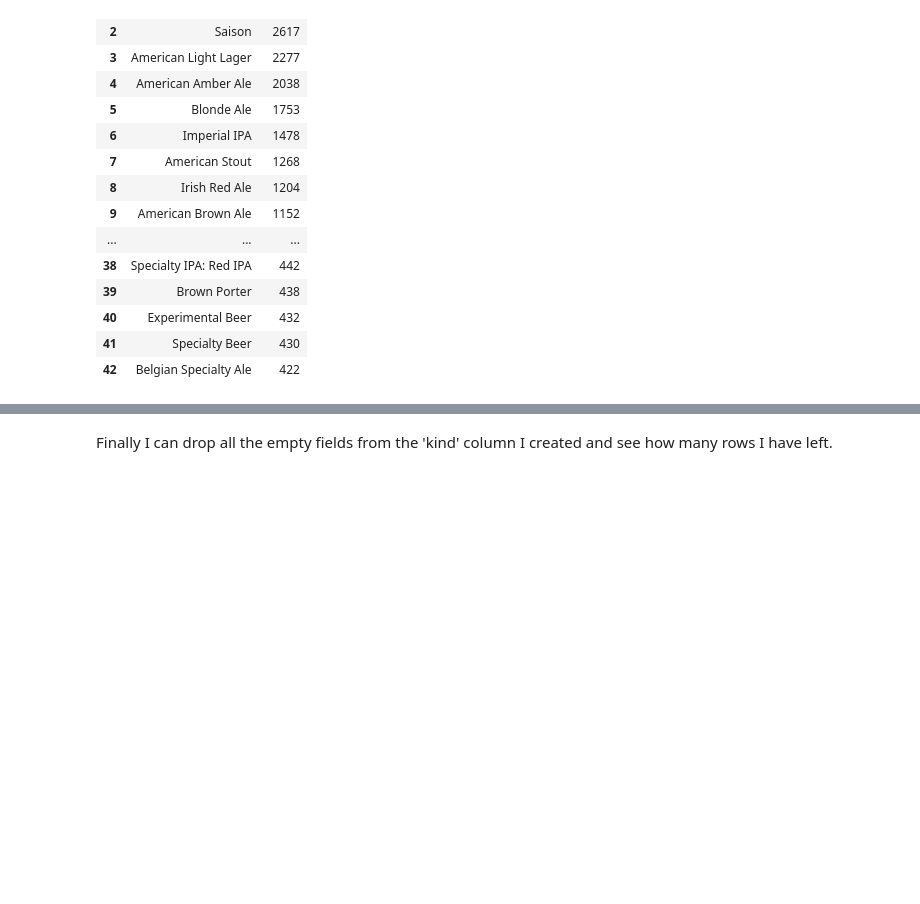
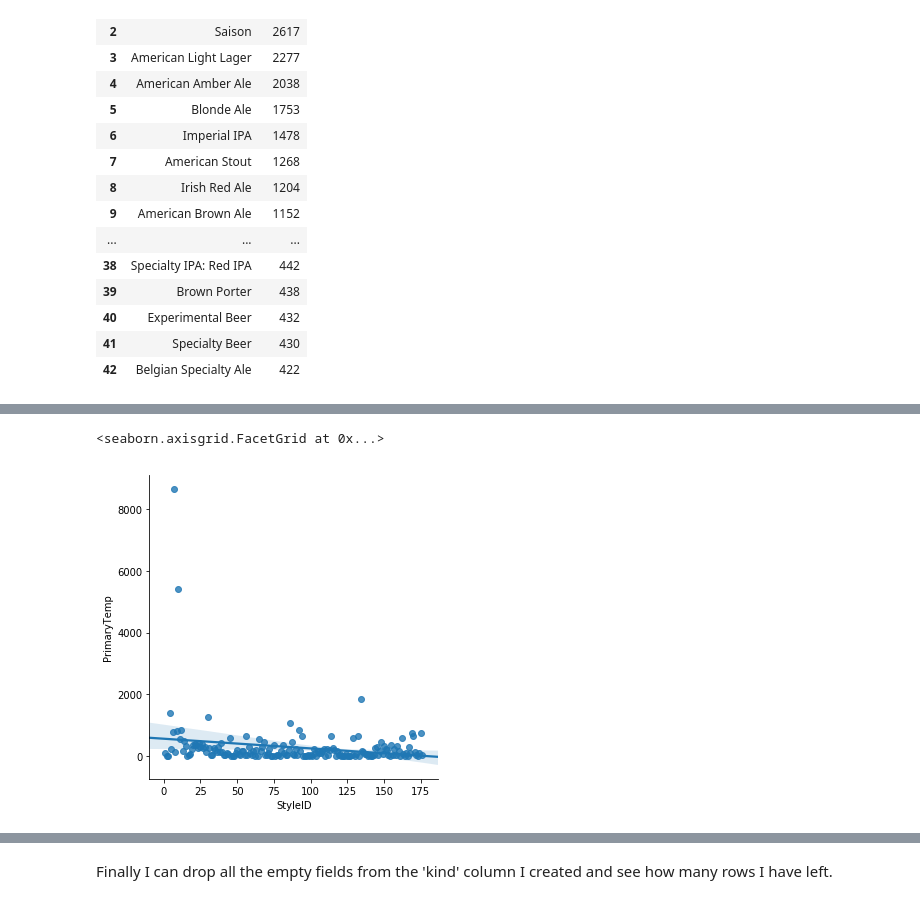
Before and after one commit to maymag/ds_projects, a Jupyter notebook: beer_recipes/beer.ipynb, the cells around one changed output, grey strips where cells are left out. Drawn from its saved outputs; the diff is of its cells as text; code cells hidden in the pictures; blank space fills up the shorter version.

```diff
--- a/beer_recipes/beer.ipynb
+++ b/beer_recipes/beer.ipynb
@@ -371,0 +158,7 @@ beerind2 = beerind2.drop(columns=['MashThickness_x','PitchRate_x','PrimaryTemp_x
+# %%
+#Plot PrimaryTemp value counts over StyleIDs.
+beergroup2 = pd.DataFrame(beer3.groupby('StyleID')['PrimaryTemp'].count().reset_index())
+sns.lmplot(x = 'StyleID', y = 'PrimaryTemp', data = beergroup2)
+# %% [output]
+<seaborn.axisgrid.FacetGrid at 0x...>
+[figure, added]
```
Also changed, not shown: parts of 171 cells of this notebook.
